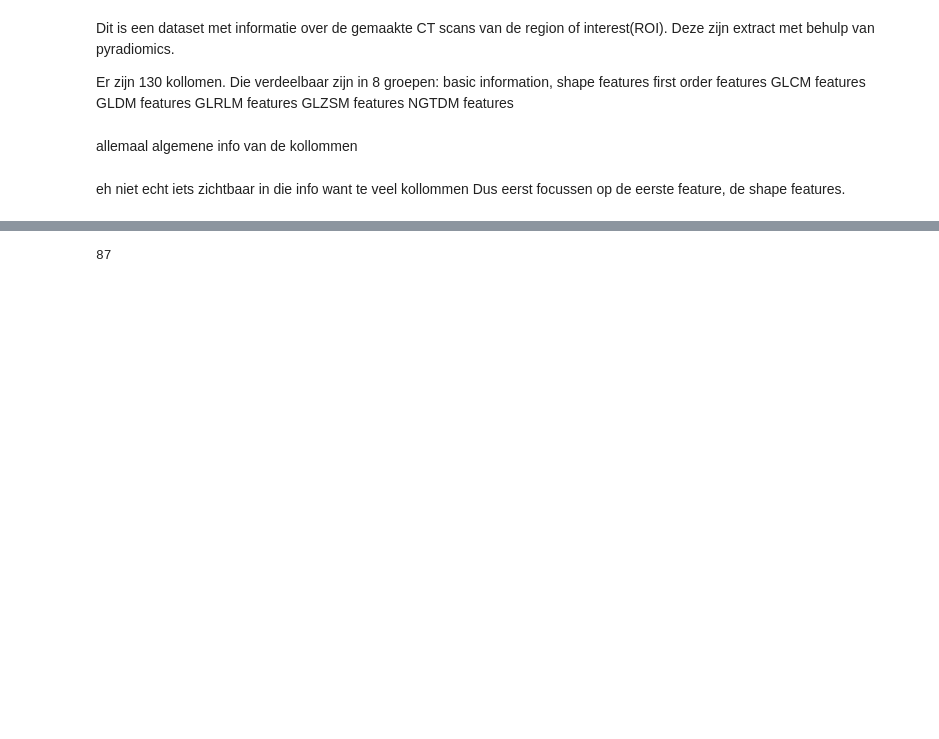
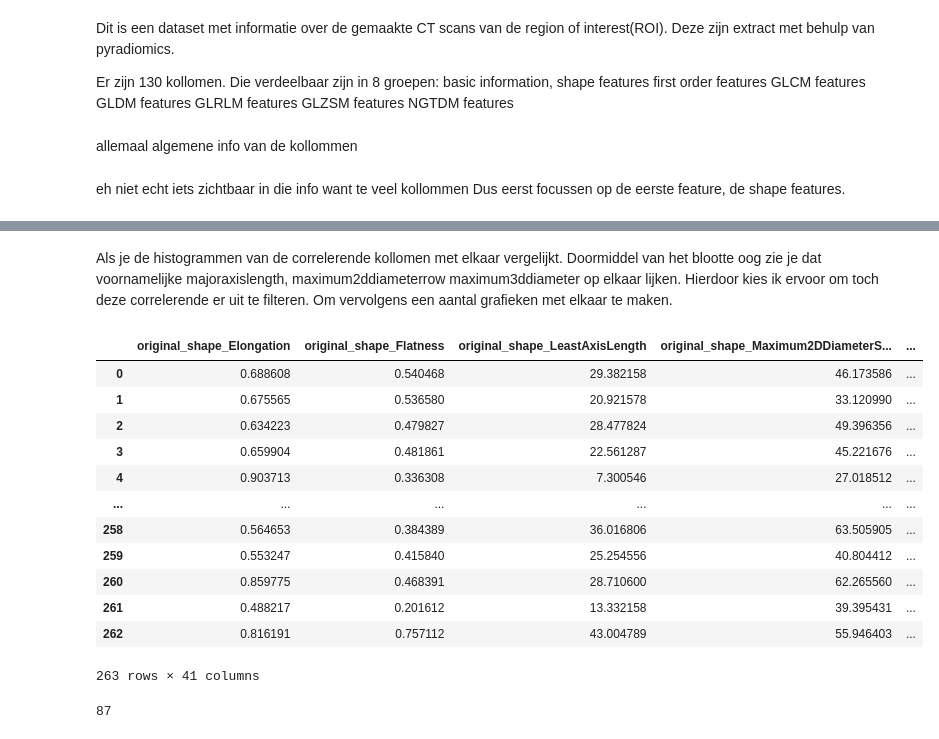
Before and after one commit to Larissavf/DD-radiomics, a Jupyter notebook: EDA_radionomics.ipynb, the cells around one changed output, grey strips where cells are left out. Saved outputs shown, nothing was run; the diff lists cells and outputs as text; code cells hidden in the pictures; blank space fills up the shorter version.

```diff
--- a/EDA_radionomics.ipynb
+++ b/EDA_radionomics.ipynb
@@ -199,0 +224,26 @@ memory usage: 28.9 KB
+# %% [markdown]
+Als je de histogrammen van de correlerende kollomen met elkaar vergelijkt. Doormiddel van het blootte oog zie je dat voornamelijke majoraxislength, maximum2ddiameterrow maximum3ddiameter op elkaar lijken. Hierdoor kies ik ervoor om toch deze correlerende er uit te filteren. Om vervolgens een aantal grafieken met elkaar te maken.
+# %%
+cor_df_shape = df_shape.loc[:, ['original_shape_Elongation', 'original_shape_Flatness',
+       'original_shape_LeastAxisLength',
+       'original_shape_Maximum2DDiameterSlice',
+       'original_shape_Maximum3DDiameter',
+       'original_shape_MinorAxisLength', 'original_shape_Sphericity',
+       'original_shape_SurfaceArea', 'original_shape_SurfaceVolumeRatio']]
+merge_corr_df_shape = cor_df_shape.join(df_data)
+
+merge_corr_df_shape
+# %% [output]
+|  | original_shape_Elongation | original_shape_Flatness | original_shape_LeastAxisLength | original_shape_Maximum2DDiameterS... | ... |
+| 0 | 0.688608 | 0.540468 | 29.382158 | 46.173586 | ... |
+| 1 | 0.675565 | 0.536580 | 20.921578 | 33.120990 | ... |
+| 2 | 0.634223 | 0.479827 | 28.477824 | 49.396356 | ... |
+| 3 | 0.659904 | 0.481861 | 22.561287 | 45.221676 | ... |
+| 4 | 0.903713 | 0.336308 | 7.300546 | 27.018512 | ... |
+| ... | ... | ... | ... | ... | ... |
+| 258 | 0.564653 | 0.384389 | 36.016806 | 63.505905 | ... |
+| 259 | 0.553247 | 0.415840 | 25.254556 | 40.804412 | ... |
+| 260 | 0.859775 | 0.468391 | 28.710600 | 62.265560 | ... |
+| 261 | 0.488217 | 0.201612 | 13.332158 | 39.395431 | ... |
+| 262 | 0.816191 | 0.757112 | 43.004789 | 55.946403 | ... |
+263 rows × 41 columns
```
Also changed, not shown: parts of 10 cells of this notebook.
